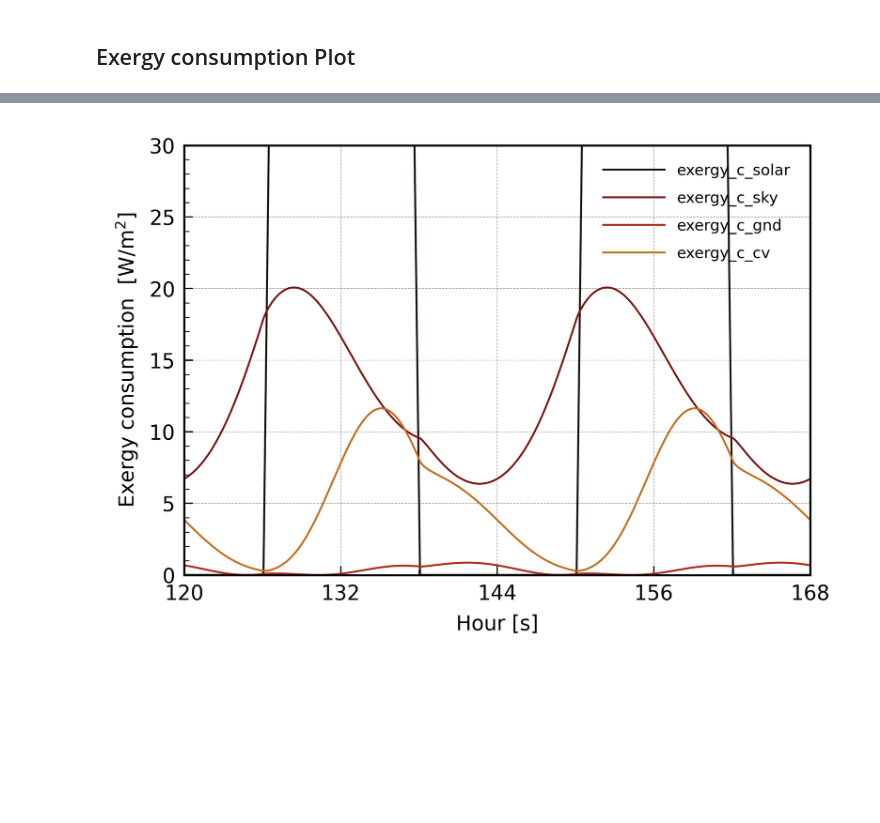
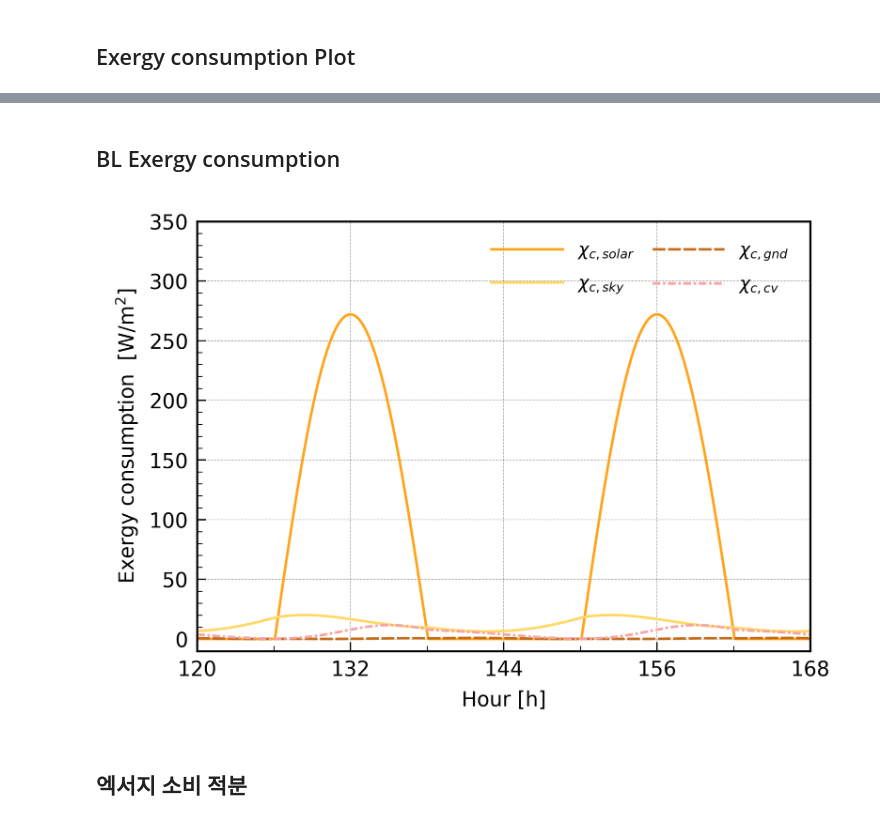
Before and after one commit to Woong233/Exergy, a Jupyter notebook: coding/엑서지 플랏.ipynb, the cells around one changed output, grey strips where cells are left out. Drawn from its saved outputs; the diff is of its cells as text; code cells hidden in the pictures; blank space fills up the shorter version.

```diff
--- a/coding/엑서지 플랏.ipynb
+++ b/coding/엑서지 플랏.ipynb
@@ -800,3 +807,5 @@ plot(exergy_c_1, exergy_c_3, exergy_c_5, exergy_c_7, exergy_c_9, 5,
+# %% [markdown]
+## BL Exergy consumption
 # %%
 from cProfile import label
 
@@ -833,8 +842,14 @@ def plot(node1, node2, node3, node4, node_count, plot_label):
 
     plot_x = time_list
     plot_y = [node1, node2, node3, node4] # 노드 바꾸면 추가해야 됨
-    color = ['#180f0d', '#7a1514', '#ac2a1a', '#c46d1c','#ffe100',]
+    color = ['#FFA41B','#FFD966', '#c46d1c','#F7A4A4',]
     plot_label = plot_label
+    LS = ['solid',
+          'solid',
+        densely_dashed,
+        densely_dashdotted,
+        densely_dashdotdotted,
+        ]
 
     # tick settings
     xmin = [120]*nfigs #tick minimum value, nfig 갯수만큼 [ ] 생성
@@ -843,11 +858,11 @@ def plot(node1, node2, node3, node4, node_count, plot_label):
     xmar = [0]*nfigs
 
     ymin = [Y_min]*nfigs
-    ymax = [30]*nfigs
-    yint = [5]*nfigs
-    ymar = [0]*nfigs
+    ymax = [350]*nfigs
+    yint = [50]*nfigs
+    ymar = [10]*nfigs
 
-    xlabel = ["Hour [s]"]*nfigs
+    xlabel = ["Hour [h]"]*nfigs
     ylabel = ["Exergy consumption $~\mathrm{[W/m^2]}$"]*nfigs
 
     # 플랏 그리기
@@ -861,8 +876,9 @@ def plot(node1, node2, node3, node4, node_count, plot_label):
                 plot_x,
                 plot_y[i],
                 c = color[i],
-                lw = LW[3],
-                label = plot_label[i]
+                lw = LW[4],
+                label = plot_label[i],
+                linestyle = LS[i]
                 )
 
             # # 라벨 설정
@@ -879,7 +895,7 @@ def plot(node1, node2, node3, node4, node_count, plot_label):
 
             # x,y 값 제한
             ax[ridx,cidx].set_xlim(xmin[idx]-xmar[idx], xmax[idx]+xmar[idx])
-            ax[ridx,cidx].set_ylim(ymin[idx]-ymar[idx], ymax[idx]+ymar[idx])
+            ax[ridx,cidx].set_ylim(ymin[idx]-ymar[idx], ymax[idx])
             ax[ridx,cidx].margins(x=0, y=0.1)
 
             # 보조 눈금의 수
@@ -894,9 +910,9 @@ def plot(node1, node2, node3, node4, node_count, plot_label):
             legorder1 = range(len(handles))
             ax[ridx,cidx].legend([handles[idx] for idx in legorder1],
                                 [labels[idx] for idx in legorder1],
-                                loc='upper right', ncol=1, bbox_to_anchor=(0.99, 0.99), frameon=False,
+                                loc='upper right', ncol=2, bbox_to_anchor=(0.99, 0.99), frameon=False,
                                 edgecolor='None', facecolor='None',
-                                fontsize=6, fancybox=False,
+                                fontsize=7, fancybox=False,
                                 columnspacing= 1.05, labelspacing=0.8,
                                 handlelength= 4)
 
@@ -911,9 +927,11 @@ def plot(node1, node2, node3, node4, node_count, plot_label):
     fig.tight_layout(pad=0.2, h_pad=0.2)
     plt.subplots_adjust(hspace=0.35, wspace=0.35)
 
-    plt.savefig('../data/exergy_c.svg', format='svg')
+    plt.savefig('../data/exergy_c_BL.svg', format='svg')
-# %%
-plot(exergy_c_sun, exergy_c_sky, exergy_c_gnd, exergy_c_cv, 4,
-     ("exergy_c_solar", "exergy_c_sky", "exergy_c_gnd", "exergy_c_cv"))
-# %% [output]
-[figure, removed]
+# %%
+plot(exergy_c_sun, exergy_c_sky, exergy_c_gnd, exergy_c_cv, 4,
+     ("${\chi_{c,solar}}$", "${\chi_{c,sky}}$", "${\chi_{c,gnd}}$", "${\chi_{c,cv}}$"))
+# %% [output]
+[figure, added]
+# %% [markdown]
+## 엑서지 소비 적분
```
Also changed, not shown: parts of 21 cells of this notebook, 6 other files.
